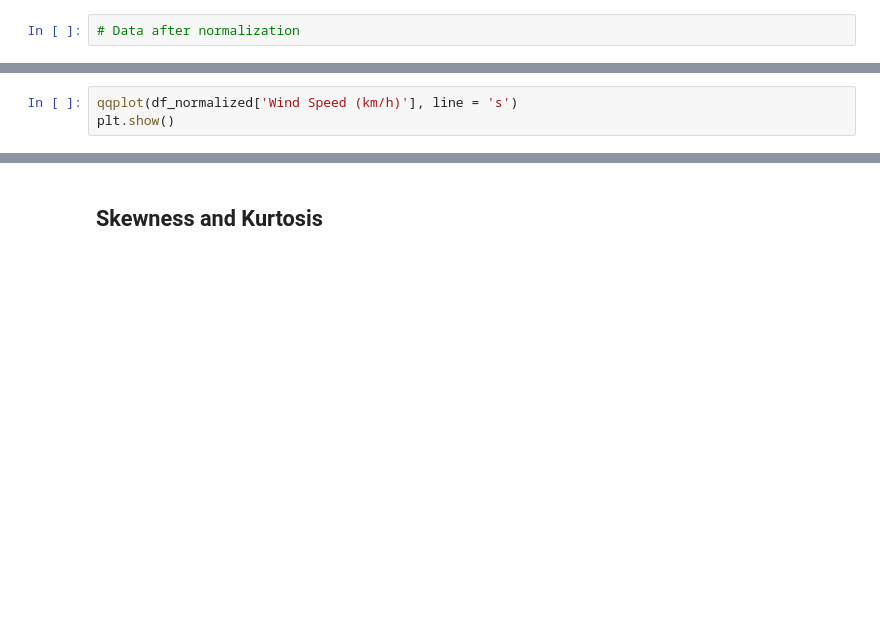
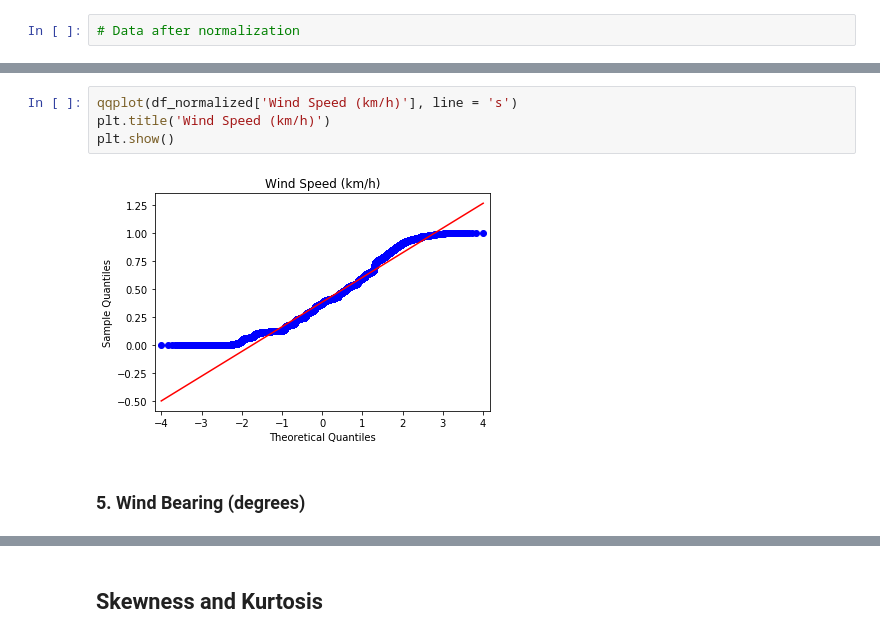
Before and after one commit to Sanjiv01/SDS-project, a Jupyter notebook: Weather linear reg.ipynb, the cells around one changed output, grey strips where cells are left out. Saved outputs shown, nothing was run; the diff lists cells and outputs as text; blank space fills up the shorter version.

```diff
--- a/Weather linear reg.ipynb
+++ b/Weather linear reg.ipynb
@@ -419,6 +512,11 @@ plt.plot(bins, best_fit_line, color = 'black')
 # %%
 qqplot(df_normalized['Wind Speed (km/h)'], line = 's')
+plt.title('Wind Speed (km/h)')
 plt.show()
+# %% [output]
+[figure, added]
+# %% [markdown]
+### 5. Wind Bearing (degrees)
 # %%
 _, bins, _ = plt.hist(df_normalized['Wind Bearing (degrees)'], 30, density=1, alpha = 0.5, facecolor='green')
 mu, sigma = scipy.stats.norm.fit(df_normalized['Wind Bearing (degrees)'])
```
Also changed, not shown: parts of 69 cells of this notebook.
